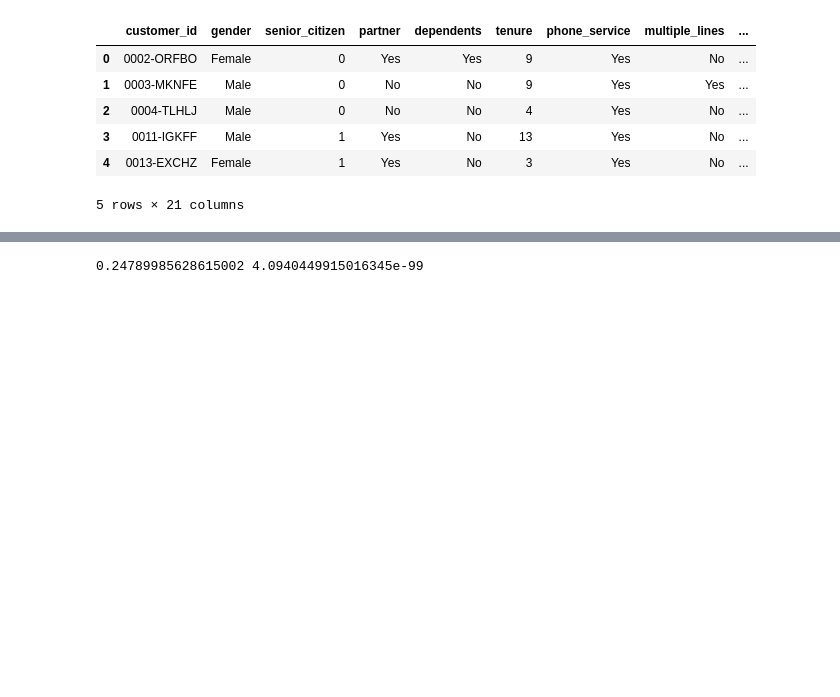
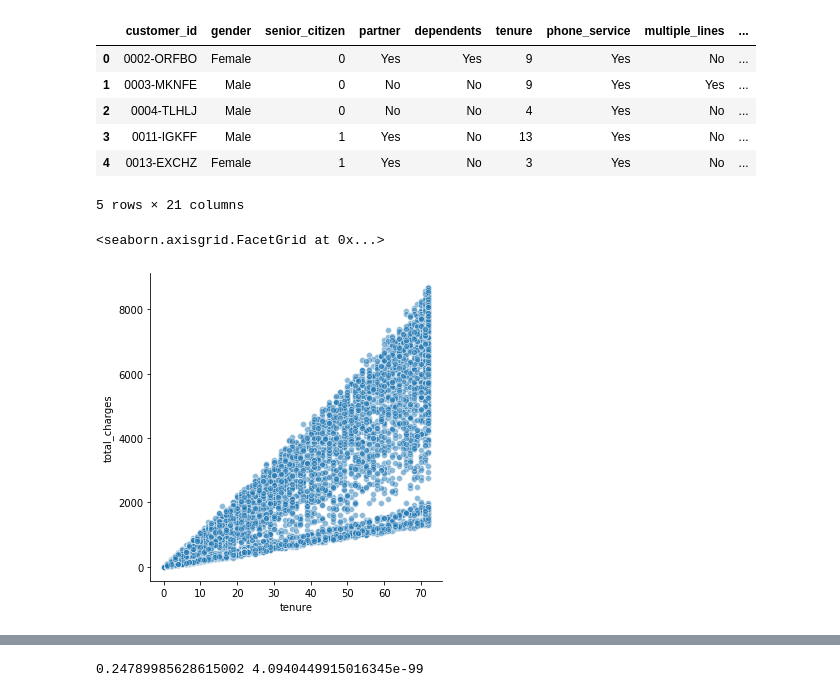
Before and after one commit to Jacqueline-A-Shay/statistics-exercises, a Jupyter notebook: hypothesis_testing.ipynb, the cells around one changed output, grey strips where cells are left out. Drawn from its saved outputs; the diff is of its cells as text; code cells hidden in the pictures; blank space fills up the shorter version.

```diff
--- a/hypothesis_testing.ipynb
+++ b/hypothesis_testing.ipynb
@@ -209,6 +212,8 @@ customer.total_charges = customer.total_charges.str.replace(" ","")
 customer.total_charges = pd.to_numeric(customer.total_charges)
 customer.total_charges = customer.total_charges.astype(float)
-# %%
-customer.total_charges = customer.total_charges.dropna()
-# %%
-customer.total_charges = np.nan_to_num(customer.total_charges)
+# %%
+# alpha, add hue and col
+sns.relplot(data = customer, y = 'total_charges', x = 'tenure', alpha = .5)
+# %% [output]
+<seaborn.axisgrid.FacetGrid at 0x...>
+[figure, added]
```
Also changed, not shown: parts of 22 cells of this notebook.
